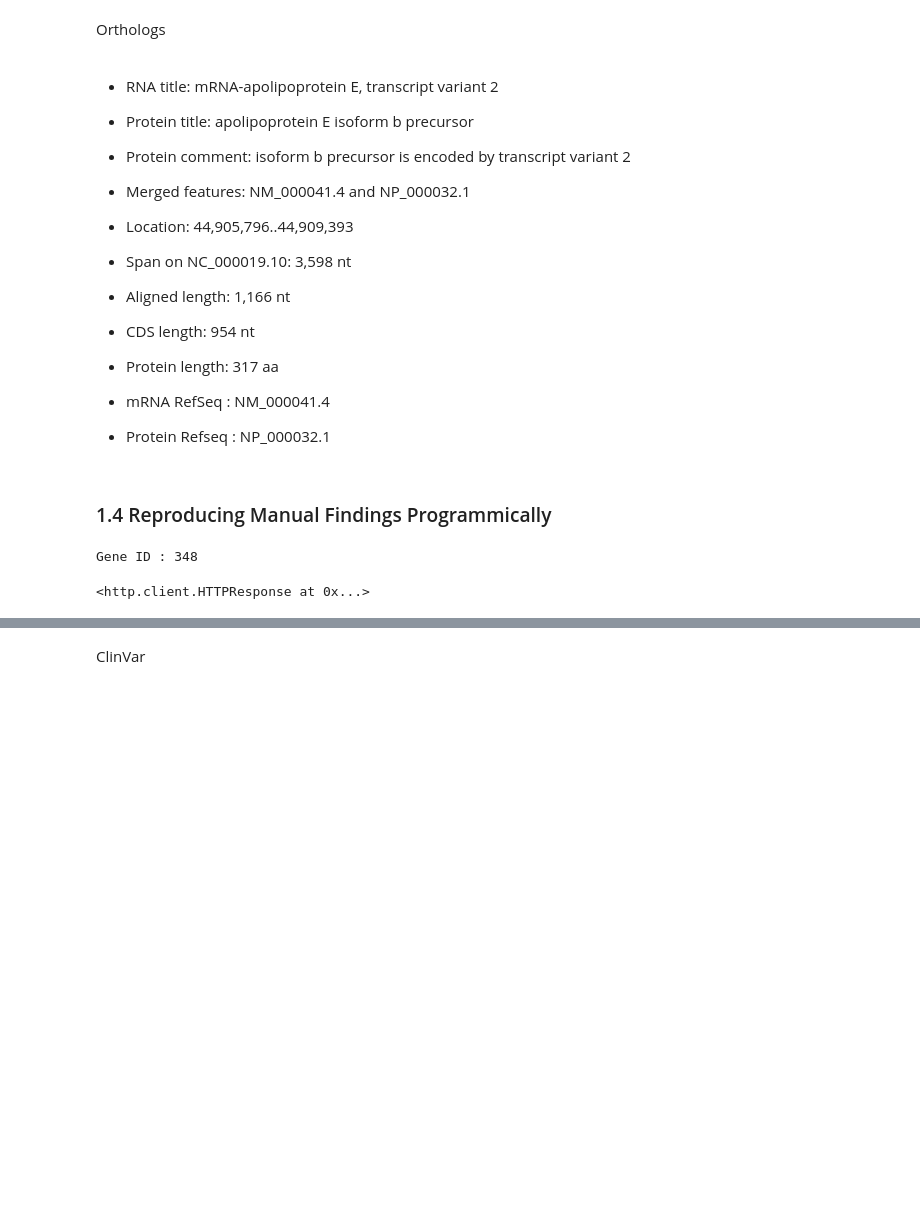
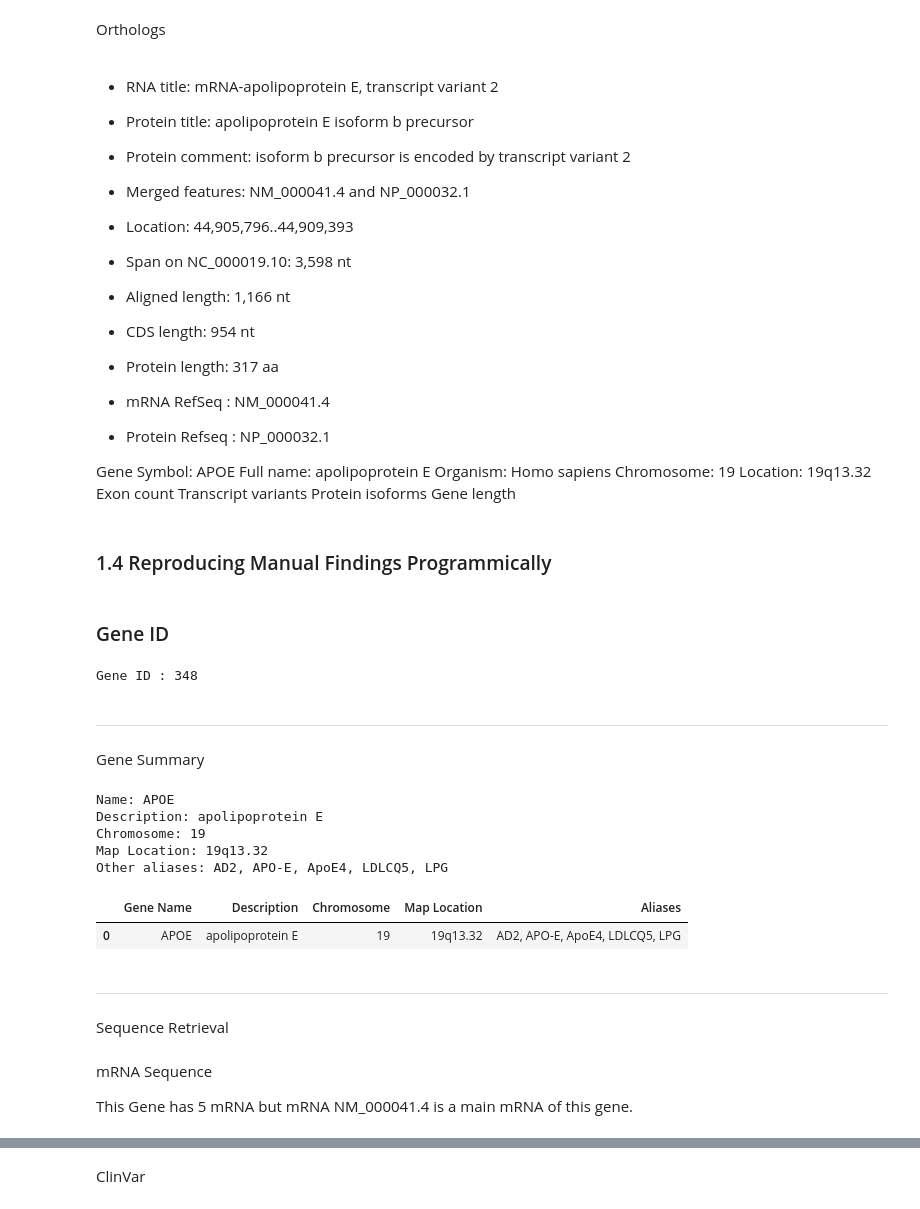
Before and after one commit to sahelsepehri/APOE-Genomics-Alzheimers, a Jupyter notebook: APOE_Analysis.ipynb, the cells around one changed output, grey strips where cells are left out. Drawn from its saved outputs; the diff is of its cells as text; code cells hidden in the pictures; blank space fills up the shorter version.

```diff
--- a/APOE_Analysis.ipynb
+++ b/APOE_Analysis.ipynb
@@ -67,8 +69,21 @@ Orthologs
 
 - mRNA RefSeq : NM_000041.4
 - Protein Refseq : NP_000032.1
+
+
+Gene Symbol: APOE
+Full name: apolipoprotein E
+Organism: Homo sapiens
+Chromosome: 19
+Location: 19q13.32
+Exon count
+Transcript variants
+Protein isoforms
+Gene length
 # %% [markdown]
 ### 1.4 Reproducing Manual Findings Programmically
+# %% [markdown]
+ ### Gene ID
 # %%
 from Bio import Entrez
 
@@ -82,10 +97,5 @@ handle = Entrez.esearch(
 record = Entrez.read(handle)
 gene_id = record ["IdList"][0]
 print("Gene ID :", gene_id)
-
-Entrez.esummary (
-
-)
 # %% [output]
 Gene ID : 348
-<http.client.HTTPResponse at 0x...>
@@ -93,0 +102,48 @@ handle = Entrez.esummary(db="structure", id="1348")
+# %% [markdown]
+---
+# %% [markdown]
+Gene Summary
+# %%
+handle = Entrez.esummary(
+    db="gene",
+    id=gene_id,
+    retmode="xml"
+)
+
+summary = Entrez.read(handle)
+
+doc = summary["DocumentSummarySet"]["DocumentSummary"][0]
+
+print("Name:", doc["Name"])
+print("Description:", doc["Description"])
+print("Chromosome:", doc["Chromosome"])
+print("Map Location:", doc["MapLocation"])
+print("Other aliases:", doc["OtherAliases"])
+# %% [output]
+Name: APOE
+Description: apolipoprotein E
+Chromosome: 19
+Map Location: 19q13.32
+Other aliases: AD2, APO-E, ApoE4, LDLCQ5, LPG
+# %%
+data = {
+    "Gene Name": doc["Name"],
+    "Description": doc["Description"],
+    "Chromosome": doc["Chromosome"],
+    "Map Location": doc["MapLocation"],
+    "Aliases": doc["OtherAliases"]
+}
+
+df = pd.DataFrame([data])
+df
+# %% [output]
+|  | Gene Name | Description | Chromosome | Map Location | Aliases |
+| 0 | APOE | apolipoprotein E | 19 | 19q13.32 | AD2, APO-E, ApoE4, LDLCQ5, LPG |
+# %% [markdown]
+---
+# %% [markdown]
+Sequence Retrieval
+# %% [markdown]
+mRNA Sequence
+
+This Gene has 5 mRNA but mRNA NM_000041.4 is a main mRNA of this gene.
```
Also changed, not shown: parts of 13 cells of this notebook.
